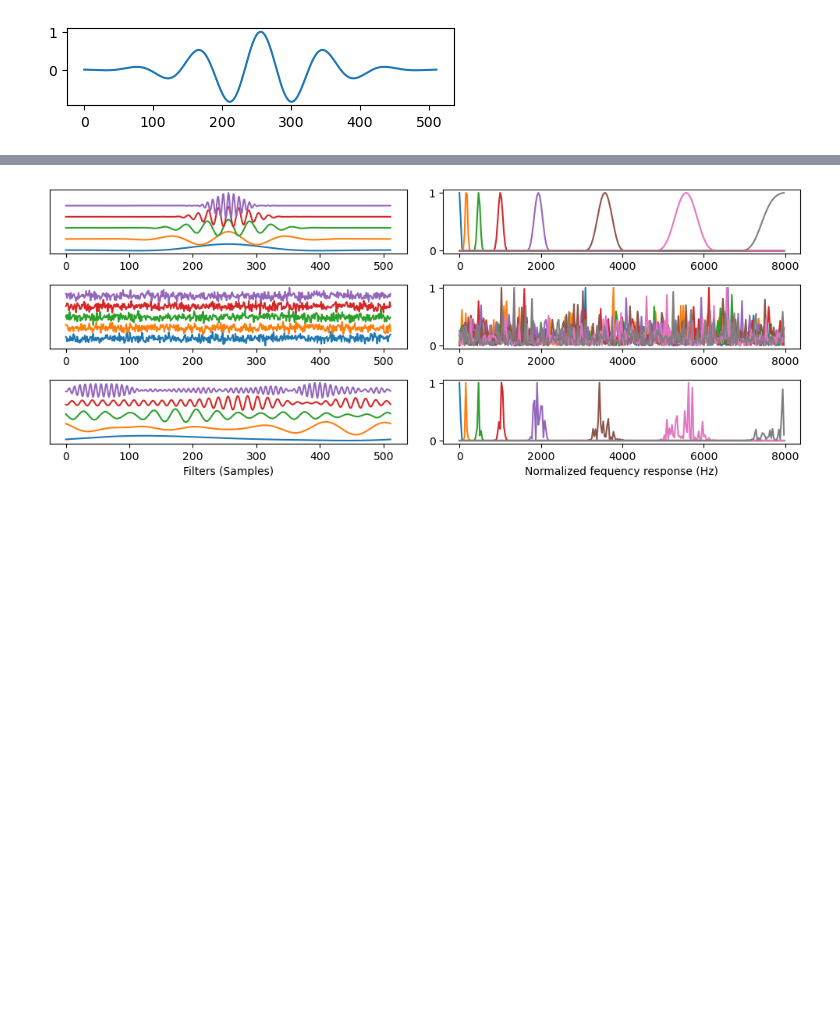
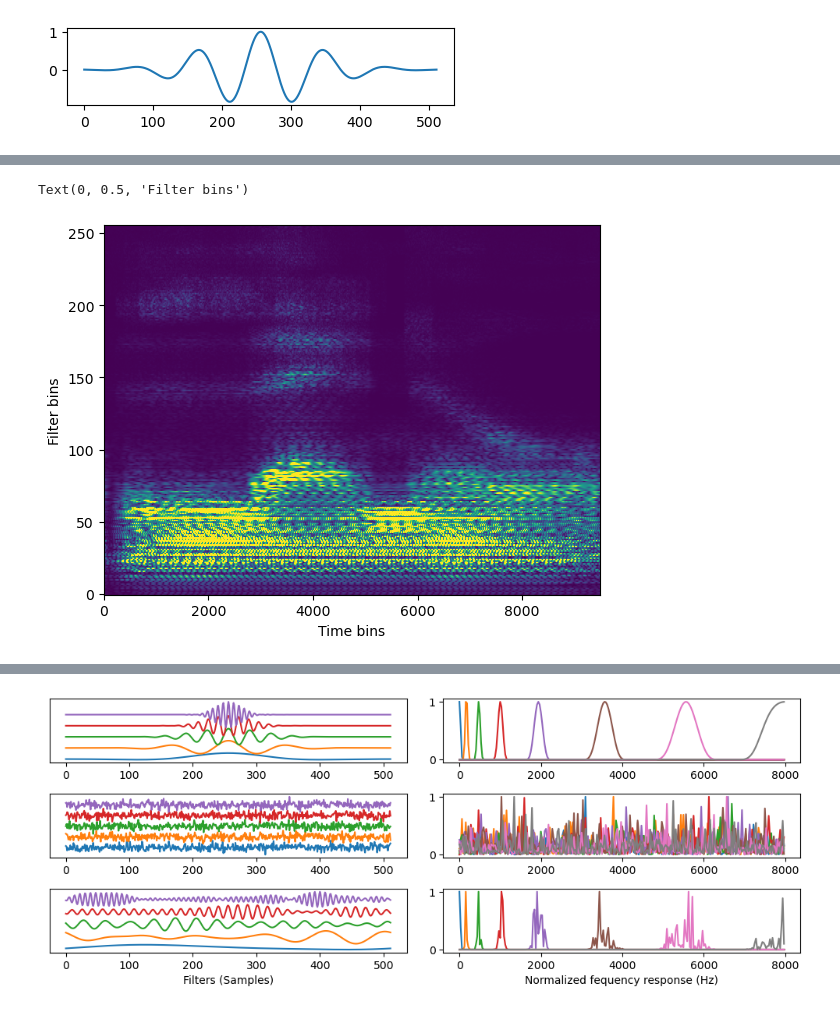
Before and after one commit to danedane-haider/Random-Filterbanks, a Jupyter notebook: Stability of Random Filterbanks under Gradient Descent/Implicit_bias.ipynb, the cells around one changed output, grey strips where cells are left out. Saved outputs shown, nothing was run; the diff lists cells and outputs as text; code cells hidden in the pictures; blank space fills up the shorter version.

```diff
--- a/Stability of Random Filterbanks under Gradient Descent/Implicit_bias.ipynb
+++ b/Stability of Random Filterbanks under Gradient Descent/Implicit_bias.ipynb
@@ -159,3 +189,10 @@ torch.norm(x_enc), torch.norm(x_enc_both), torch.norm(x_tilde_2), torch.norm(x_n
+# %%
+plt.imshow(np.abs(x_enc_both[0,:,:].detach().numpy()), vmin=0, vmax=0.01, aspect='auto', origin='lower')
+plt.xlabel('Time bins')
+plt.ylabel('Filter bins')
+# %% [output]
+Text(0, 0.5, 'Filter bins')
+[figure, added]
 # %%
 plt.figure(figsize=(16, 6))
 
```
Also changed, not shown: parts of 12 cells of this notebook.
